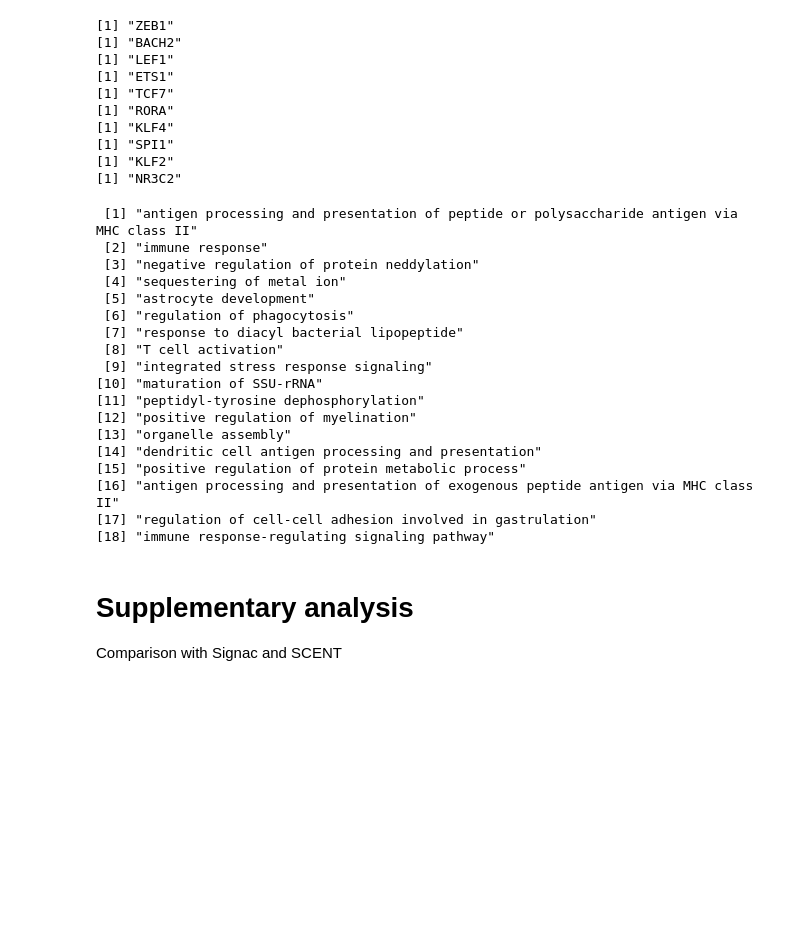
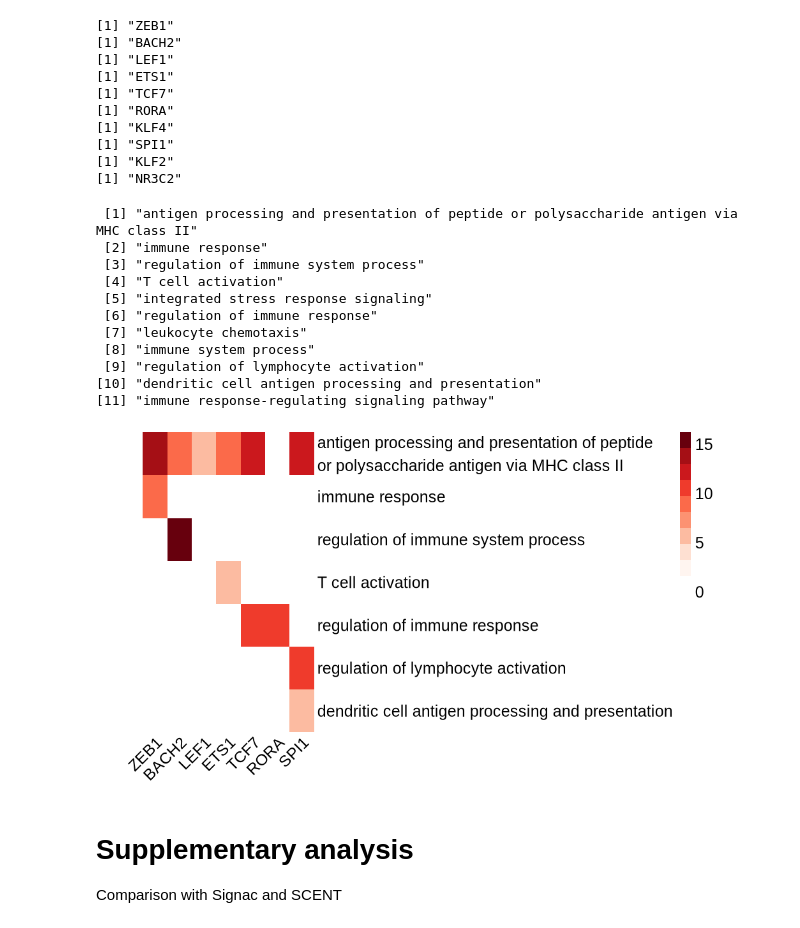
Before and after one commit to ChangSuBiostats/scMultiMap_analysis, a Jupyter notebook: real_data_analysis/trio_PBMC.ipynb, the cells around one changed output. Drawn from its saved outputs; the diff is of its cells as text; code cells hidden in the pictures; blank space fills up the shorter version.

```diff
--- a/real_data_analysis/trio_PBMC.ipynb
+++ b/real_data_analysis/trio_PBMC.ipynb
@@ -27,29 +27,23 @@ res <- summarize_enr(trios_list, p_top = 10)
 # %%
 enrich_matrix <- make_pheatmap(res)
 # immune-related terms
-selected_terms <- c(2,5,11,16,18,
-               22,24,27,30,33,35,39,48,54,55,64,65,72)
+#selected_terms <- c(2,5,11,16,18,
+#               22,24,27,30,33,35,39,48,54,55,64,65,72)
+selected_terms <- c(2,4,11,26,29,31,33,44,52,53,71)
 rownames(enrich_matrix[selected_terms,])
 sum_enr <- enrich_matrix[selected_terms,]
 # %% [output]
  [1] "antigen processing and presentation of peptide or polysaccharide antigen via MHC class II"
  [2] "immune response"
- [3] "negative regulation of protein neddylation"
- [4] "sequestering of metal ion"
- [5] "astrocyte development"
- [6] "regulation of phagocytosis"
- [7] "response to diacyl bacterial lipopeptide"
- [8] "T cell activation"
- [9] "integrated stress response signaling"
-[10] "maturation of SSU-rRNA"
-[11] "peptidyl-tyrosine dephosphorylation"
-[12] "positive regulation of myelination"
-[13] "organelle assembly"
-[14] "dendritic cell antigen processing and presentation"
-[15] "positive regulation of protein metabolic process"
-[16] "antigen processing and presentation of exogenous peptide antigen via MHC class II"
-[17] "regulation of cell-cell adhesion involved in gastrulation"
-[18] "immune response-regulating signaling pathway"
+ [3] "regulation of immune system process"
+ [4] "T cell activation"
+ [5] "integrated stress response signaling"
+ [6] "regulation of immune response"
+ [7] "leukocyte chemotaxis"
+ [8] "immune system process"
+ [9] "regulation of lymphocyte activation"
+[10] "dendritic cell antigen processing and presentation"
+[11] "immune response-regulating signaling pathway"
 # %%
 # if we want to explore putting GO term names on the left
 # https://stackoverflow.com/questions/57729914/how-can-you-show-the-rownames-in-pheatmap-on-the-left-side-of-the-graph
@@ -79,3 +73,7 @@ g <- pheatmap(int_enr_sum,#enrich_matrix[,colSums(enrich_matrix!=0) > 2],
               silent=T,
               fontsize = 15,
               border_color  = NA, cellwidth=23)
+# %%
+g
+# %% [output]
+[figure, added]
```
Also changed, not shown: parts of 8 cells of this notebook, 13 other files.
